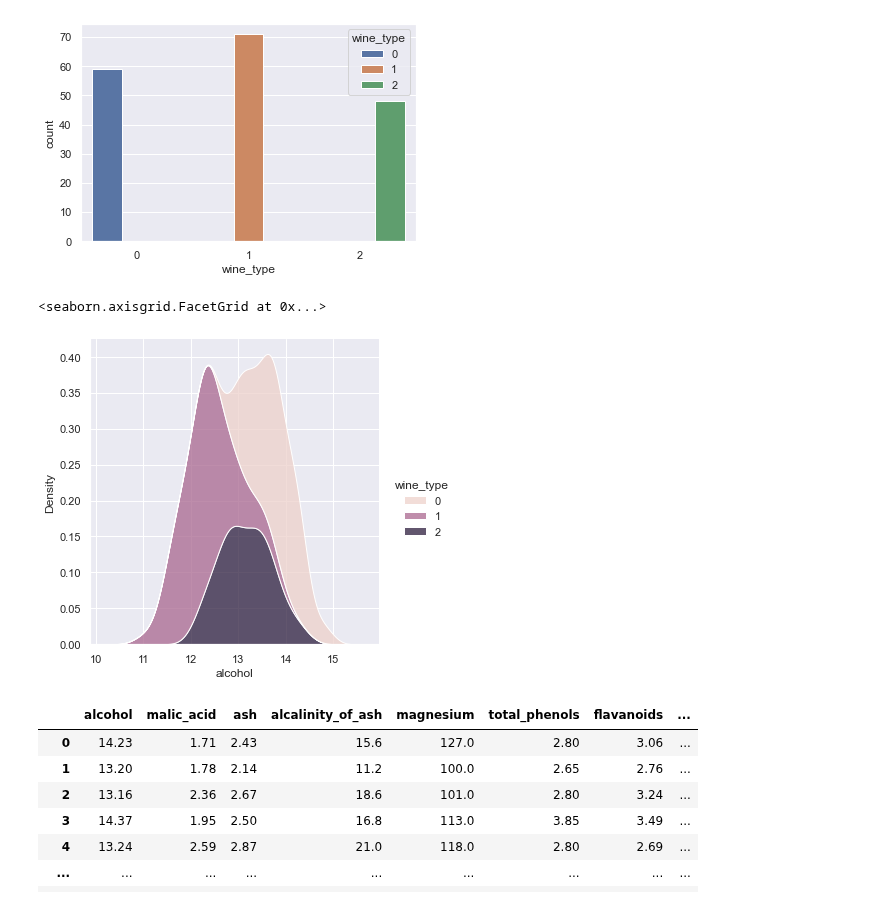
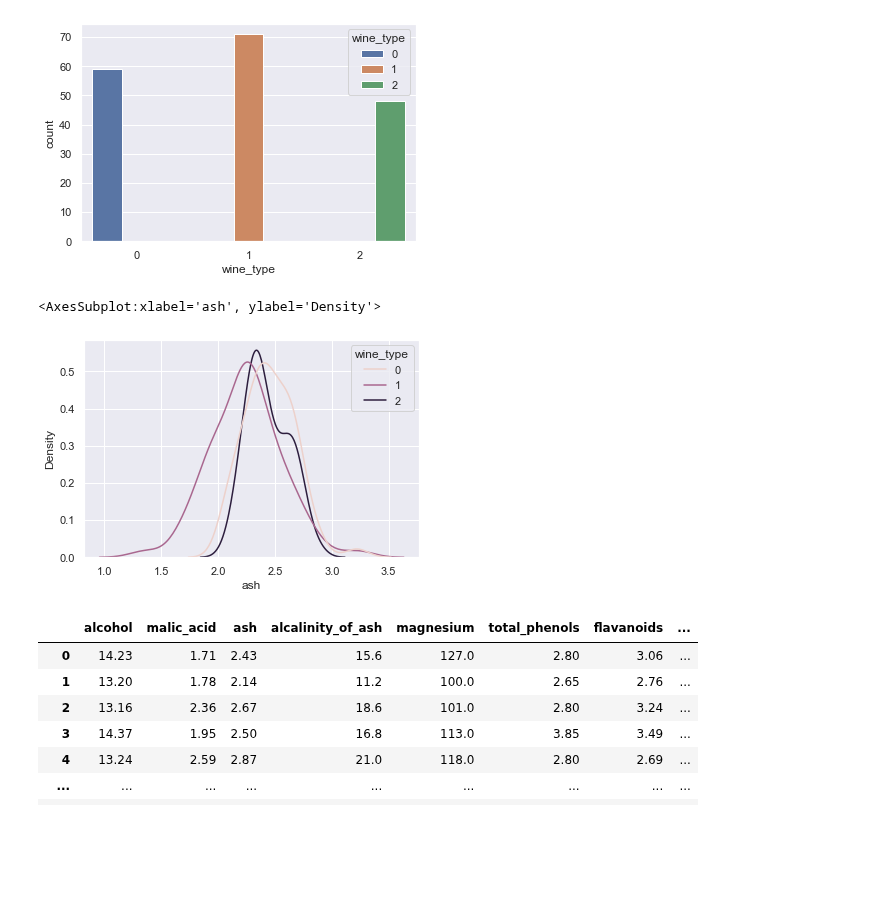
Before and after one commit to omgitsmj24/BOOT_AI_INTERN, a Jupyter notebook: Data Preprocessing/Week2/wine.ipynb, the cells around one changed output. Saved outputs shown, nothing was run; the diff lists cells and outputs as text; code cells hidden in the pictures; blank space fills up the shorter version.

Commit message:
wine almost done

```diff
--- a/Data Preprocessing/Week2/wine.ipynb
+++ b/Data Preprocessing/Week2/wine.ipynb
@@ -41,10 +70,10 @@ sns.countplot(data=dataset, x = 'wine_type', hue = 'wine_type')
 <AxesSubplot:xlabel='wine_type', ylabel='count'>
 [figure]
 # %%
-sns.displot(data=dataset, x="alcohol", hue="wine_type", kind="kde", multiple = 'stack')
+sns.kdeplot(data=dataset, x="ash", hue="wine_type")
 # %% [output]
-<seaborn.axisgrid.FacetGrid at 0x...>
+<AxesSubplot:xlabel='ash', ylabel='Density'>
-[figure, old version]
+[figure, new version]
 # %%
 dataset
 # %% [output]
```
Also changed, not shown: parts of 39 cells of this notebook, 2 other files.
